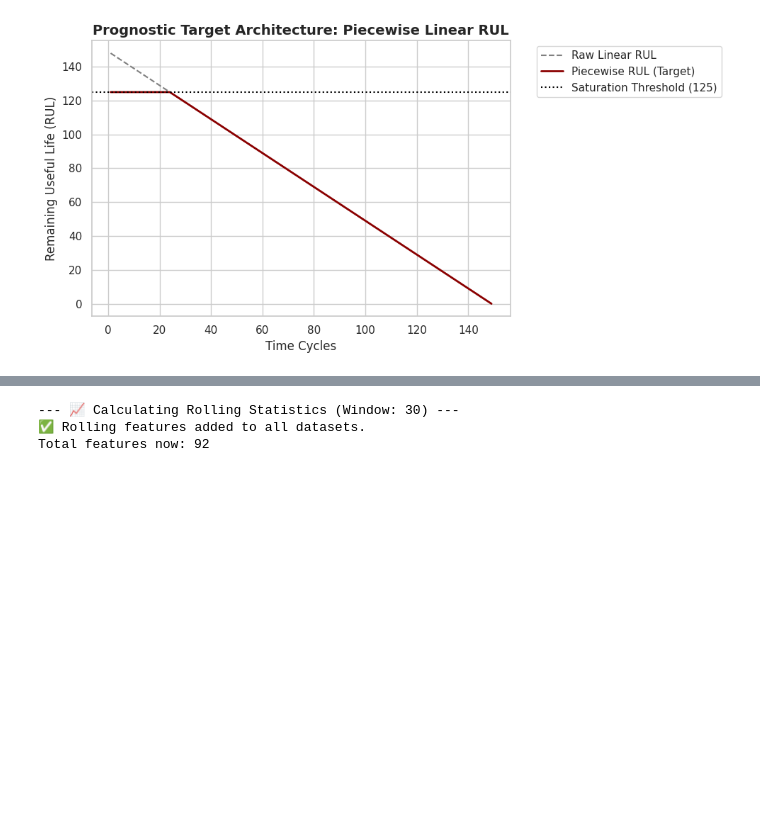
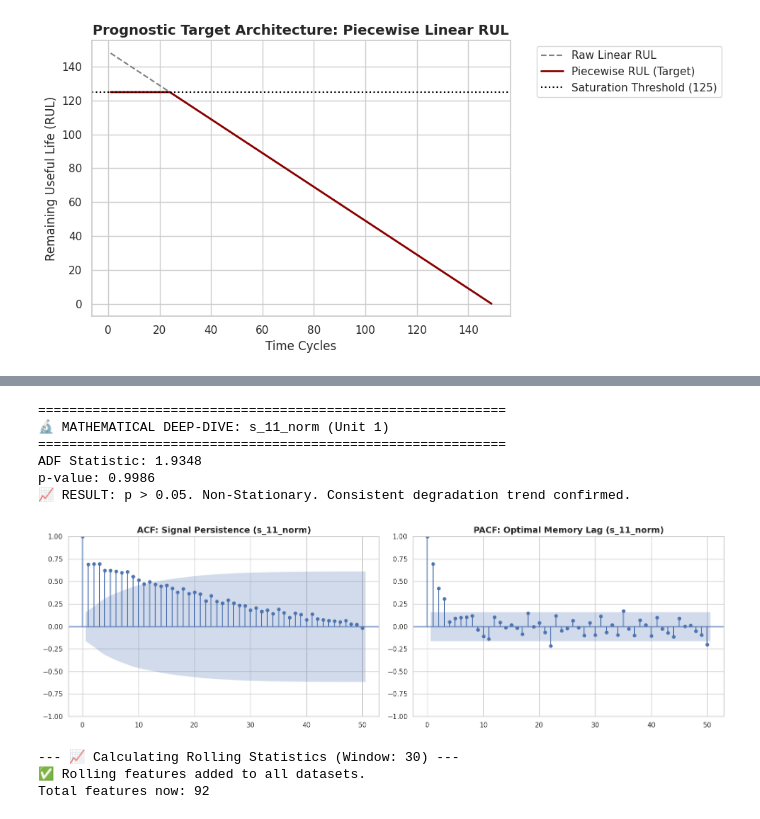
Before and after one commit to Michele-Maestrini/FusionCore_v0, a Jupyter notebook: notebooks/03_Feature_Engineering.ipynb, the cells around one changed output, grey strips where cells are left out. Saved outputs shown, nothing was run; the diff lists cells and outputs as text; code cells hidden in the pictures; blank space fills up the shorter version.

```diff
--- a/notebooks/03_Feature_Engineering.ipynb
+++ b/notebooks/03_Feature_Engineering.ipynb
@@ -389 +398,49 @@ Our visual audit of the engineered features (conducted on sensor `s_11_norm` for
+# %%
+# --- 4.1 MATHEMATICAL AUDIT: ADF, ACF, & PACF (REVISED) ---
+
+def run_memory_audit(split_dict, dataset='FD002', unit_id=1, sensor='s_11_norm'):
+    """
+    Empirical identification of 'Memory Depth' and Stationarity.
+    Used to justify Window Size (W).
+    """
+    # Isolate the normalised signal for a single unit
+    series = split_dict[dataset]['train'][split_dict[dataset]['train']['unit_id'] == unit_id][sensor]
+    series = series.dropna()
+
+    print(f"\n{'='*60}")
+    print(f"🔬 MATHEMATICAL DEEP-DIVE: {sensor} (Unit {unit_id})")
+    print(f"{'='*60}")
+
+    # 1. Augmented Dickey-Fuller (ADF) Test
+    adf_res = adfuller(series)
+    print(f"ADF Statistic: {adf_res[0]:.4f}")
+    print(f"p-value: {adf_res[1]:.4f}")
+
+    if adf_res[1] > 0.05:
+        print("📈 RESULT: p > 0.05. Non-Stationary. Consistent degradation trend confirmed.")
+    else:
+        print("📉 RESULT: p <= 0.05. Stationary. Signal is mean-reverting.")
+
+    # 2. Visualising Memory Depth
+    fig, (ax1, ax2) = plt.subplots(1, 2, figsize=(16, 5))
+
+    # ACF: Overall persistence
+    plot_acf(series, lags=50, ax=ax1, title=f"ACF: Signal Persistence ({sensor})")
+
+    # PACF: Direct correlation (using 'yw' for compatibility)
+    plot_pacf(series, lags=50, ax=ax2, title=f"PACF: Optimal Memory Lag ({sensor})", method='yw')
+
+    plt.tight_layout()
+    plt.show()
+
+# Execute Audit
+run_memory_audit(split_data)
+# %% [output]
+============================================================
+🔬 MATHEMATICAL DEEP-DIVE: s_11_norm (Unit 1)
+============================================================
+ADF Statistic: 1.9348
+p-value: 0.9986
+📈 RESULT: p > 0.05. Non-Stationary. Consistent degradation trend confirmed.
+[figure, added]
 # %%
```
Also changed, not shown: parts of 6 cells of this notebook.
